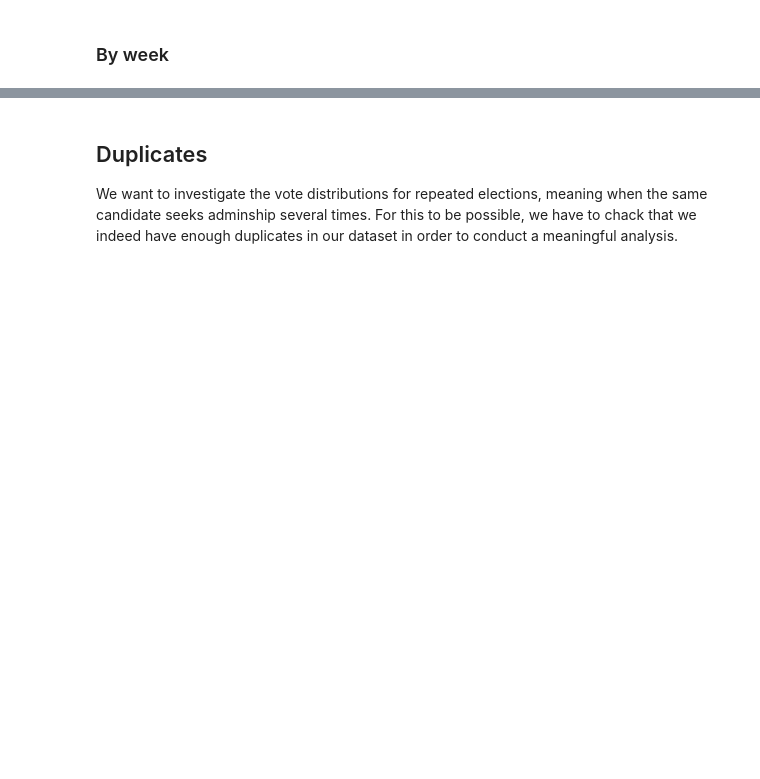
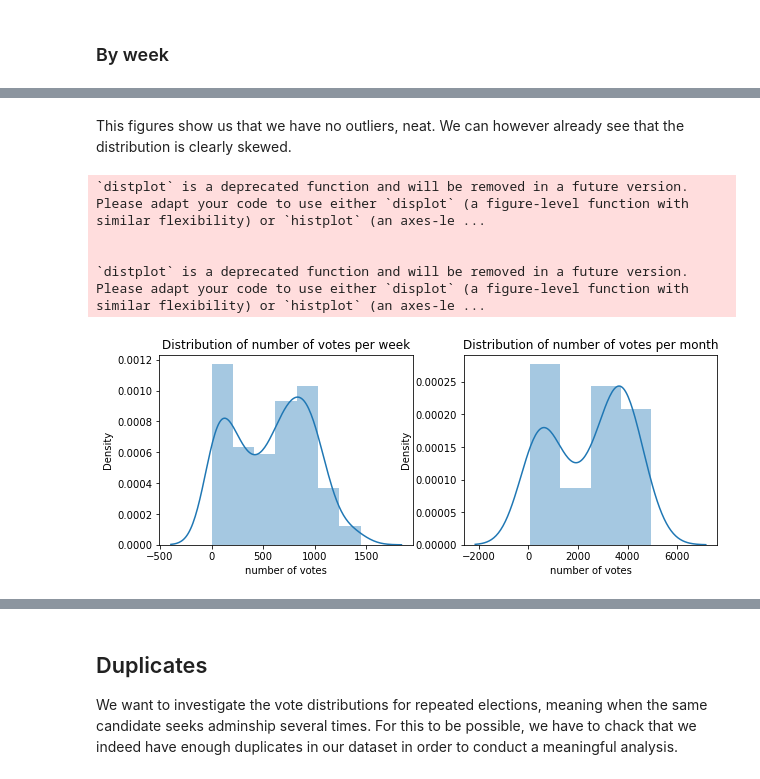
Before and after one commit to epfl-ada/ada-2020-project-milestone-p3-p3_yo-banana-boy, a Jupyter notebook: main.ipynb, the cells around one changed output, grey strips where cells are left out. Cells and saved outputs as stored; diff of their text form; code cells hidden in the pictures; blank space fills up the shorter version.

```diff
--- a/main.ipynb
+++ b/main.ipynb
@@ -305,0 +368,22 @@ plt.title('Avg of the votes by weeks - from 2007-01-01 to 2008-01-01');
+# %% [markdown]
+This figures show us that we have no outliers, neat. We can however already see that the distribution is clearly skewed.
+# %%
+import seaborn as sns
+count_per_week
+
+fig , (ax1, ax2) = plt.subplots(1,2, figsize = (10,3.5))
+sns.distplot(count_per_week, hist=True, label='per week', ax=ax1)
+sns.distplot(count_per_month, hist=True, label='per month', ax=ax2)
+ax1.set_xlabel('number of votes')
+ax1.set_title('Distribution of number of votes per week')
+ax2.set_xlabel('number of votes')
+ax2.set_title('Distribution of number of votes per month')
+
+plt.show()
+#WHAT DO WE GET FROM THIS? :/ could interpret as 2 sep pattern of counts (double peak distribution)
+# %% [output]
+`distplot` is a deprecated function and will be removed in a future version. Please adapt your code to use either `displot` (a figure-level function with similar flexibility) or `histplot` (an axes-le ...
+
+
+`distplot` is a deprecated function and will be removed in a future version. Please adapt your code to use either `displot` (a figure-level function with similar flexibility) or `histplot` (an axes-le ...
+[figure, added]
```
Also changed, not shown: parts of 13 cells of this notebook.
